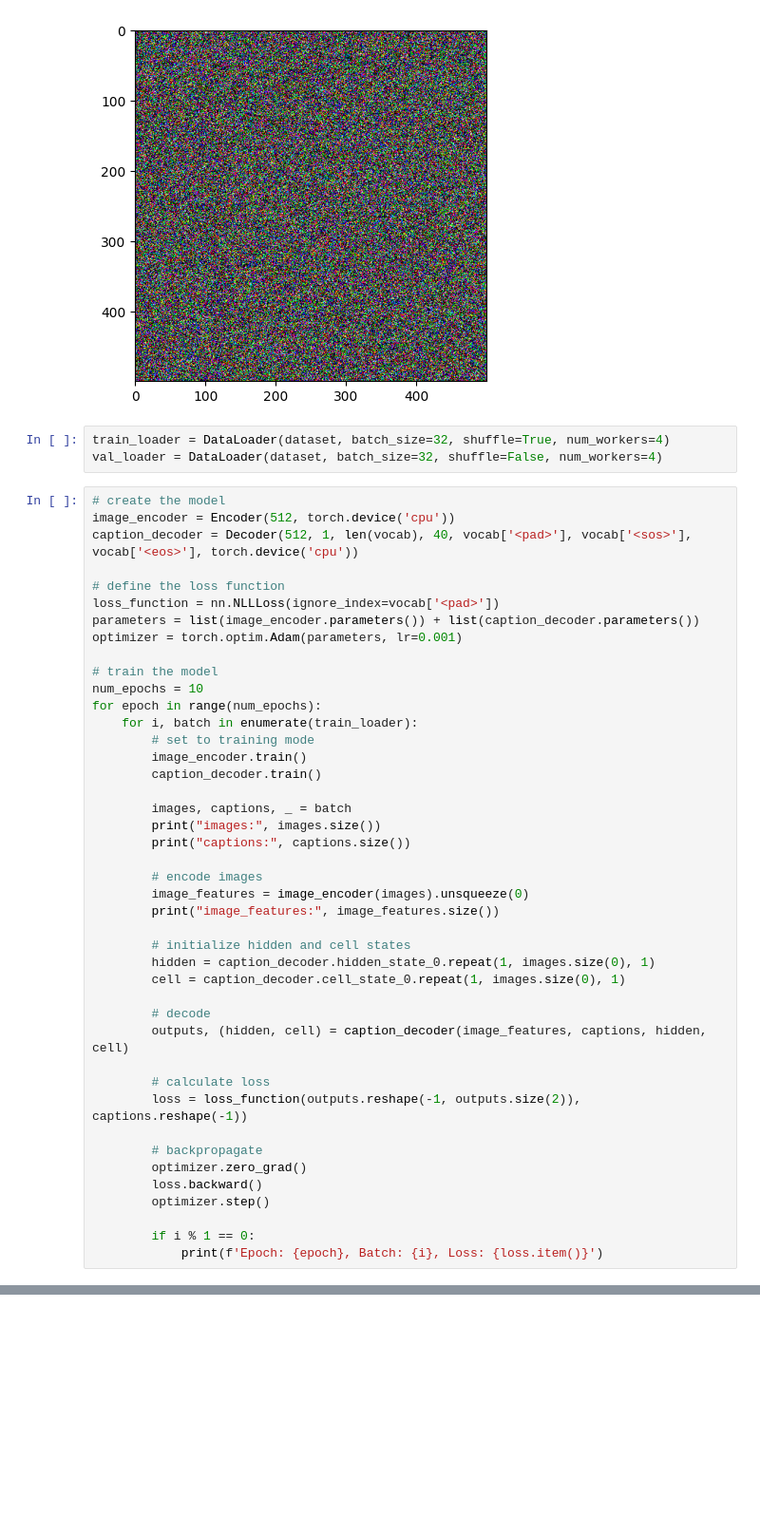
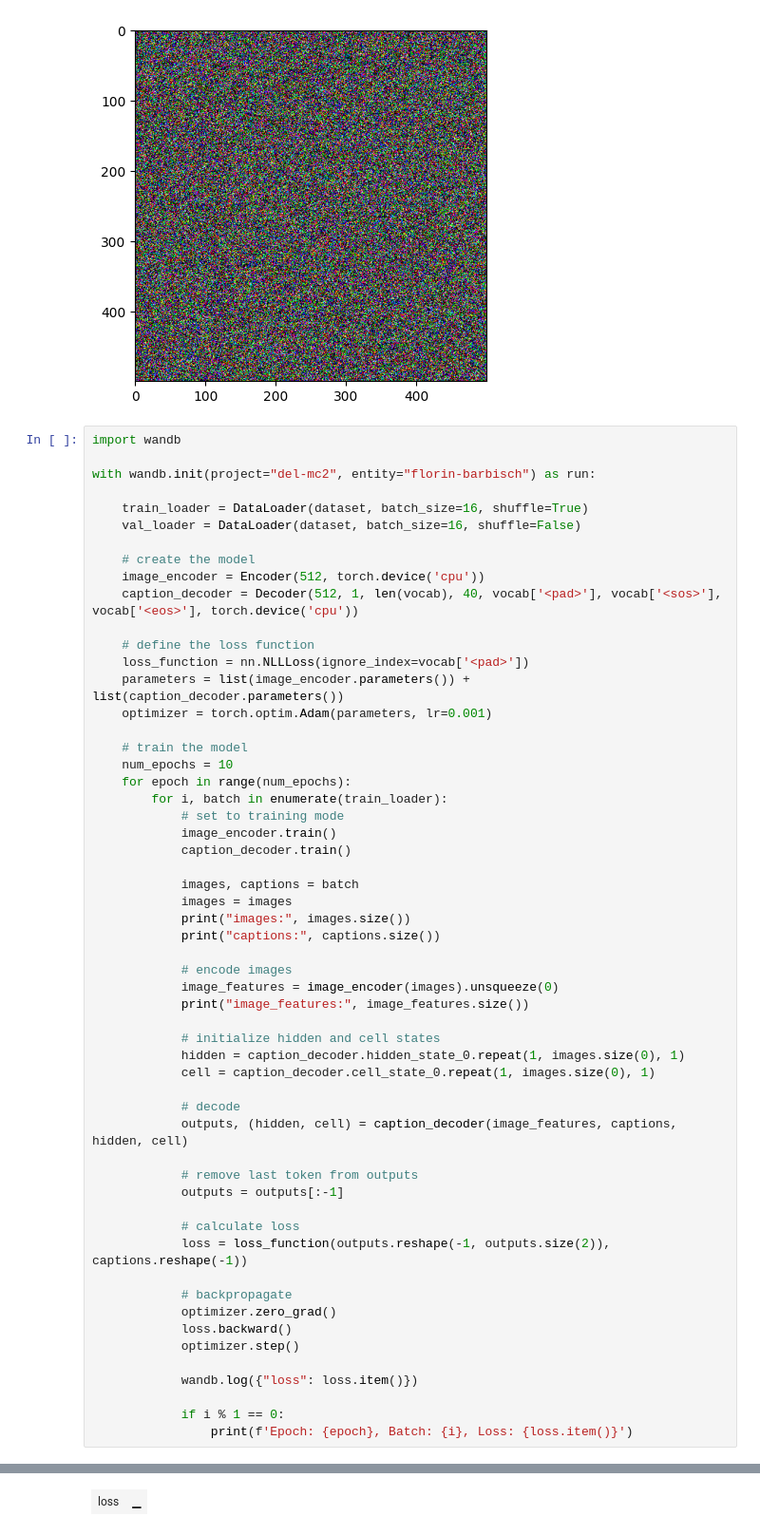
Before and after one commit to florinbarbisch/del, a Jupyter notebook: mc2.ipynb, the cells around one changed output, grey strips where cells are left out. Shown at 95% size. Drawn from its saved outputs; the diff is of its cells as text; blank space fills up the shorter version.

```diff
--- a/mc2.ipynb
+++ b/mc2.ipynb
@@ -287,49 +324,60 @@ plt.imshow(images[0].permute(1, 2, 0))
 Clipping input data to the valid range for imshow with RGB data ([0..1] for floats or [0..255] for integers).
 <matplotlib.image.AxesImage at 0x...>
 [figure]
-# %%
-train_loader = DataLoader(dataset, batch_size=32, shuffle=True, num_workers=4)
-val_loader = DataLoader(dataset, batch_size=32, shuffle=False, num_workers=4)
 # %%
-# create the model
-image_encoder = Encoder(512, torch.device('cpu'))
-caption_decoder = Decoder(512, 1, len(vocab), 40, vocab['<pad>'], vocab['<sos>'], vocab['<eos>'], torch.device('cpu'))
+import wandb
 
-# define the loss function
-loss_function = nn.NLLLoss(ignore_index=vocab['<pad>'])
-parameters = list(image_encoder.parameters()) + list(caption_decoder.parameters())
-optimizer = torch.optim.Adam(parameters, lr=0.001)
+with wandb.init(project="del-mc2", entity="florin-barbisch") as run:
 
-# train the model
-num_epochs = 10
-for epoch in range(num_epochs):
-    for i, batch in enumerate(train_loader):
-        # set to training mode
-        image_encoder.train()
-        caption_decoder.train()
+    train_loader = DataLoader(dataset, batch_size=16, shuffle=True)
+    val_loader = DataLoader(dataset, batch_size=16, shuffle=False)
 
-        images, captions, _ = batch
-        print("images:", images.size())
-        print("captions:", captions.size())
+    # create the model
+    image_encoder = Encoder(512, torch.device('cpu'))
+    caption_decoder = Decoder(512, 1, len(vocab), 40, vocab['<pad>'], vocab['<sos>'], vocab['<eos>'], torch.device('cpu'))
 
-        # encode images
-        image_features = image_encoder(images).unsqueeze(0)
-        print("image_features:", image_features.size())
+    # define the loss function
+    loss_function = nn.NLLLoss(ignore_index=vocab['<pad>'])
+    parameters = list(image_encoder.parameters()) + list(caption_decoder.parameters())
+    optimizer = torch.optim.Adam(parameters, lr=0.001)
 
-        # initialize hidden and cell states
-        hidden = caption_decoder.hidden_state_0.repeat(1, images.size(0), 1)
-        cell = caption_decoder.cell_state_0.repeat(1, images.size(0), 1)
+    # train the model
+    num_epochs = 10
+    for epoch in range(num_epochs):
+        for i, batch in enumerate(train_loader):
+            # set to training mode
+            image_encoder.train()
+            caption_decoder.train()
 
-        # decode
-        outputs, (hidden, cell) = caption_decoder(image_features, captions, hidden, cell)
+            images, captions = batch
+            images = images
+            print("images:", images.size())
+            print("captions:", captions.size())
 
-        # calculate loss
-        loss = loss_function(outputs.reshape(-1, outputs.size(2)), captions.reshape(-1))
+            # encode images
+            image_features = image_encoder(images).unsqueeze(0)
+            print("image_features:", image_features.size())
 
-        # backpropagate
-        optimizer.zero_grad()
-        loss.backward()
-        optimizer.step()
+            # initialize hidden and cell states
+            hidden = caption_decoder.hidden_state_0.repeat(1, images.size(0), 1)
+            cell = caption_decoder.cell_state_0.repeat(1, images.size(0), 1)
 
-        if i % 1 == 0:
-            print(f'Epoch: {epoch}, Batch: {i}, Loss: {loss.item()}')
+            # decode
+            outputs, (hidden, cell) = caption_decoder(image_features, captions, hidden, cell)
+
+            # remove last token from outputs
+            outputs = outputs[:-1]
+
+            # calculate loss
+            loss = loss_function(outputs.reshape(-1, outputs.size(2)), captions.reshape(-1))
+
+            # backpropagate
+            optimizer.zero_grad()
+            loss.backward()
+            optimizer.step()
+
+            wandb.log({"loss": loss.item()})
+
+            if i % 1 == 0:
+                print(f'Epoch: {epoch}, Batch: {i}, Loss: {loss.item()}')
+# %% [output]
@@ -335,0 +401 @@ for epoch in range(num_epochs):
+| loss | ▁ |
```
Also changed, not shown: parts of 10 cells of this notebook.
